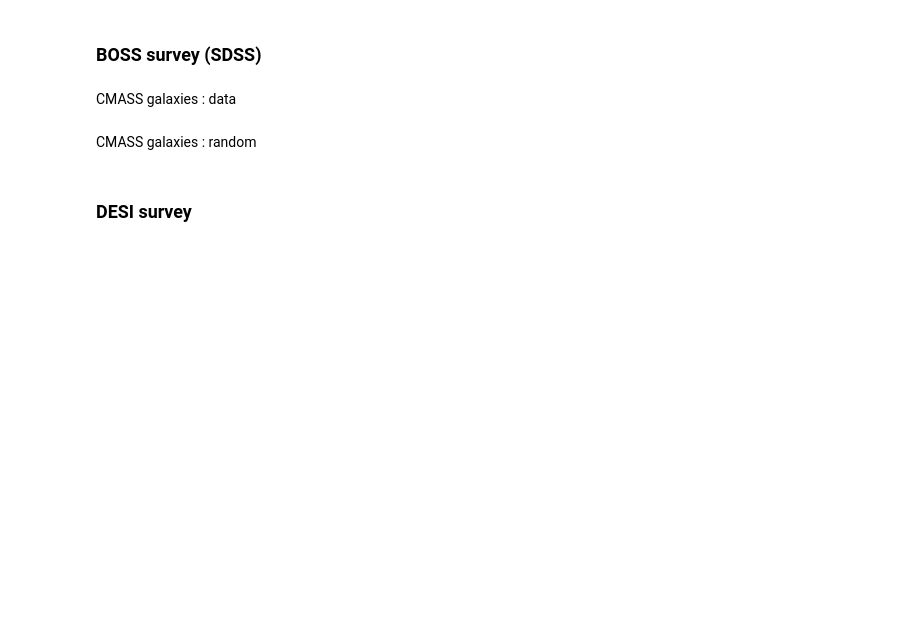
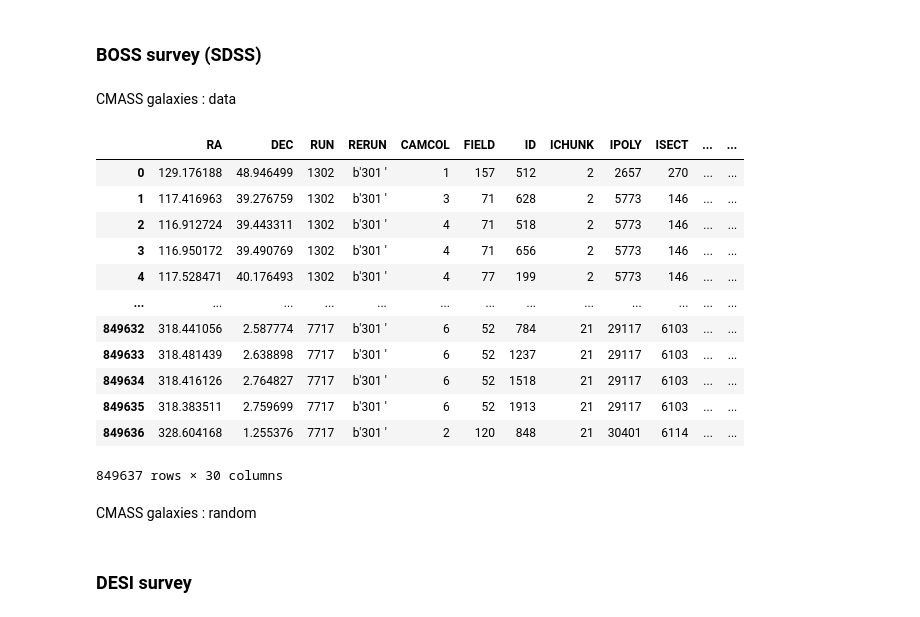
Before and after one commit to antonincorinaldi/3D_intrinsic_alignment, a Jupyter notebook: notebooks/catalogues/matched_catalogues.ipynb, the cells around one changed output. Cells and saved outputs as stored; diff of their text form; code cells hidden in the pictures; blank space fills up the shorter version.

```diff
--- a/notebooks/catalogues/matched_catalogues.ipynb
+++ b/notebooks/catalogues/matched_catalogues.ipynb
@@ -47,6 +50,22 @@ cmass = pd.concat([cmass_north, cmass_south], ignore_index=True)
 
 table = Table.from_pandas(cmass)
 table.write('CMASS_data_NGC+SGC.fits', format="fits", overwrite=True)
+# %%
+cmass
+# %% [output]
+|  | RA | DEC | RUN | RERUN | CAMCOL | FIELD | ID | ICHUNK | IPOLY | ISECT | ... | ... |
+| 0 | 129.176188 | 48.946499 | 1302 | b'301 ' | 1 | 157 | 512 | 2 | 2657 | 270 | ... | ... |
+| 1 | 117.416963 | 39.276759 | 1302 | b'301 ' | 3 | 71 | 628 | 2 | 5773 | 146 | ... | ... |
+| 2 | 116.912724 | 39.443311 | 1302 | b'301 ' | 4 | 71 | 518 | 2 | 5773 | 146 | ... | ... |
+| 3 | 116.950172 | 39.490769 | 1302 | b'301 ' | 4 | 71 | 656 | 2 | 5773 | 146 | ... | ... |
+| 4 | 117.528471 | 40.176493 | 1302 | b'301 ' | 4 | 77 | 199 | 2 | 5773 | 146 | ... | ... |
+| ... | ... | ... | ... | ... | ... | ... | ... | ... | ... | ... | ... | ... |
+| 849632 | 318.441056 | 2.587774 | 7717 | b'301 ' | 6 | 52 | 784 | 21 | 29117 | 6103 | ... | ... |
+| 849633 | 318.481439 | 2.638898 | 7717 | b'301 ' | 6 | 52 | 1237 | 21 | 29117 | 6103 | ... | ... |
+| 849634 | 318.416126 | 2.764827 | 7717 | b'301 ' | 6 | 52 | 1518 | 21 | 29117 | 6103 | ... | ... |
+| 849635 | 318.383511 | 2.759699 | 7717 | b'301 ' | 6 | 52 | 1913 | 21 | 29117 | 6103 | ... | ... |
+| 849636 | 328.604168 | 1.255376 | 7717 | b'301 ' | 2 | 120 | 848 | 21 | 30401 | 6114 | ... | ... |
+849637 rows × 30 columns
 # %% [markdown]
 CMASS galaxies : random
 # %%
```
Also changed, not shown: parts of 14 cells of this notebook.
